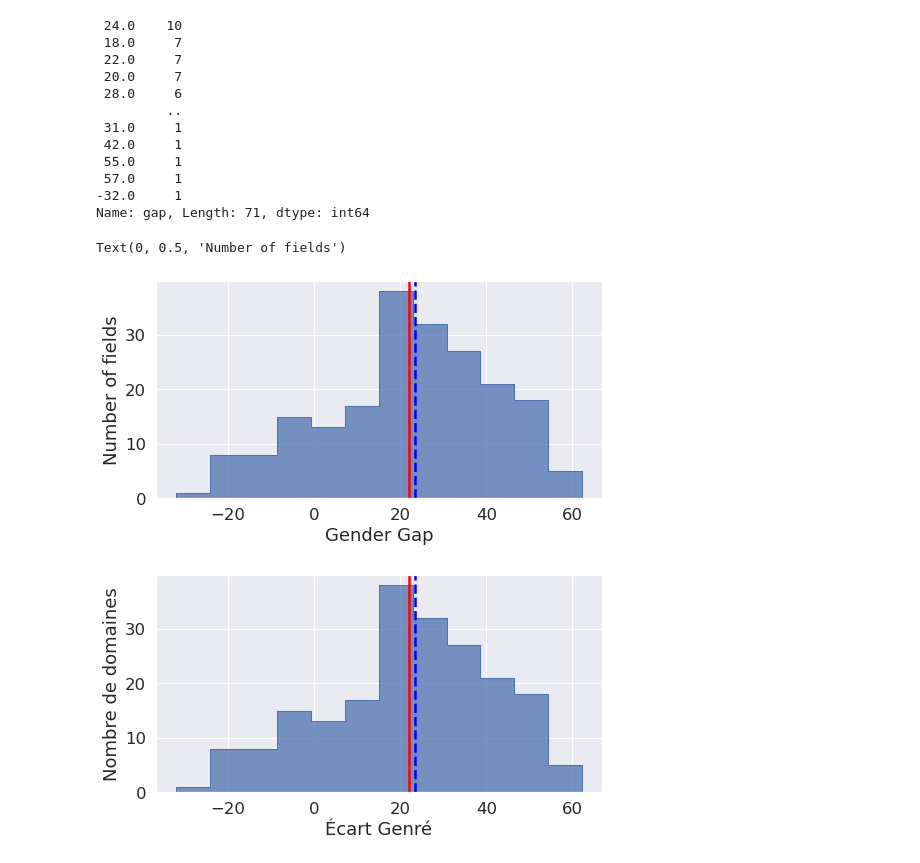
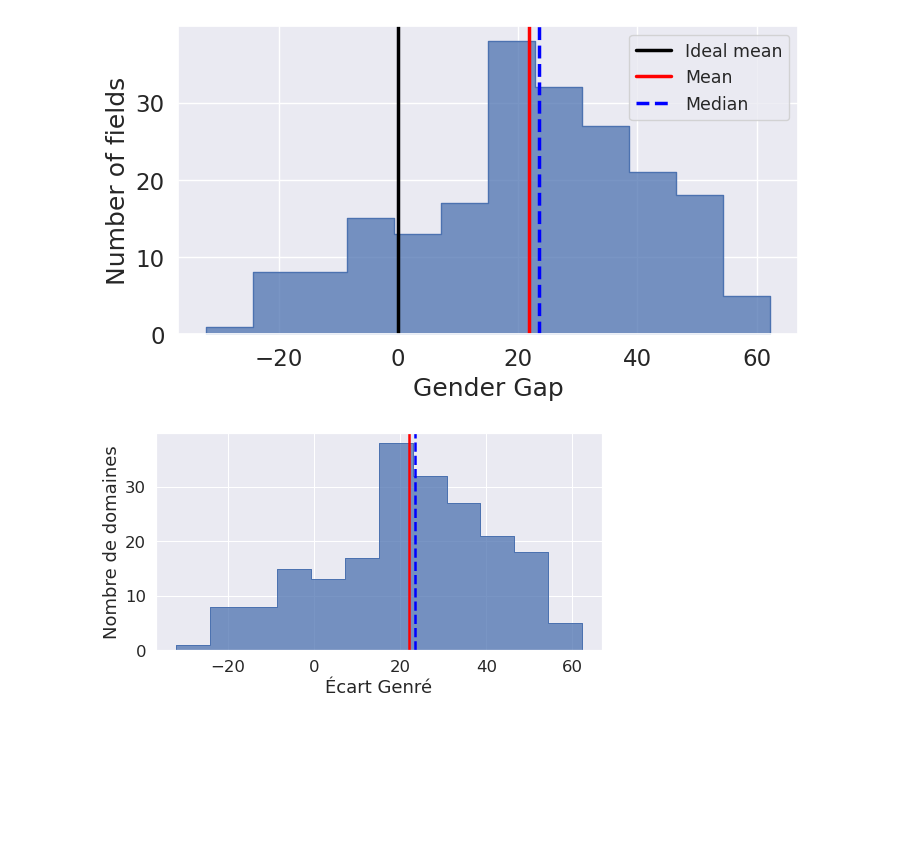
Before and after one commit to FannyDucel/GenderBiasCoverLetter, a Jupyter notebook: src/bias_exploration/plot_alltopics.ipynb, the cells around one changed output. Cells and saved outputs as stored; diff of their text form; code cells hidden in the pictures; blank space fills up the shorter version.

```diff
--- a/src/bias_exploration/plot_alltopics.ipynb
+++ b/src/bias_exploration/plot_alltopics.ipynb
@@ -33,42 +1,32 @@ Text(0, 0.5, 'Number of fields')
-# %%
-d.gap.round(0).value_counts()
-# %% [output]
- 24.0    10
- 18.0     7
- 22.0     7
- 20.0     7
- 28.0     6
-         ..
- 31.0     1
- 42.0     1
- 55.0     1
- 57.0     1
--32.0     1
-Name: gap, Length: 71, dtype: int64
 # %%
 import pylab as pl
 import pandas as pd
 import seaborn as sns
 import matplotlib.pyplot as plt
 d = pd.read_csv("./sorted_gap+neutre.csv")
 #d.gap.hist(bins=20)
 sns.set(rc={"figure.figsize":(8, 4)})
 sns.set(font_scale=1.5)
-sns.histplot(d["gap"], element="step")
-plt.axvline(x=d.gap.median(),
-            color='blue',
-            ls='--',
+plt.axvline(x=0,
+            color='black',
+            ls='-',
             lw=2.5)
 plt.axvline(x=d.gap.mean(),
             color='red',
             ls='-',
             lw=2.5)
+plt.axvline(x=d.gap.median(),
+            color='blue',
+            ls='--',
+            lw=2.5)
+
+sns.histplot(d["gap"], element="step")
 pl.xlabel("Gender Gap")
 pl.ylabel("Number of fields")
-pl.savefig('gender_gap_distribution.png', bbox_inches="tight")
+plt.legend(loc='upper right', labels=['Ideal mean', 'Mean', 'Median'], fontsize="x-small")
+pl.savefig("../../results/FR/bias_evaluation/gendergap_distribution_meanmedian_neutral_fr.png", bbox_inches="tight",dpi=300)
 # %% [output]
-Text(0, 0.5, 'Number of fields')
-[figure, old version]
+[figure, new version]
 # %%
 import pylab as pl
 import pandas as pd
```
Also changed, not shown: parts of 3 cells of this notebook, 14 other files.
